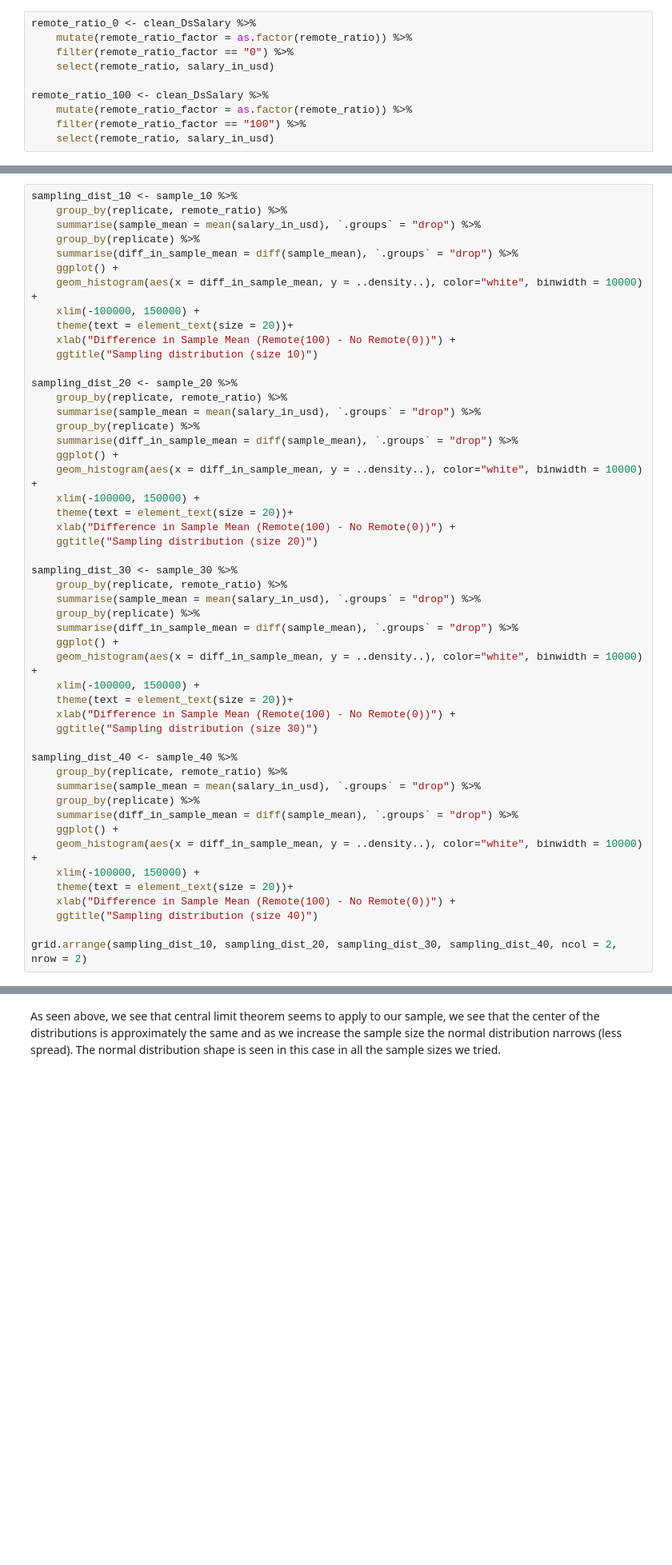
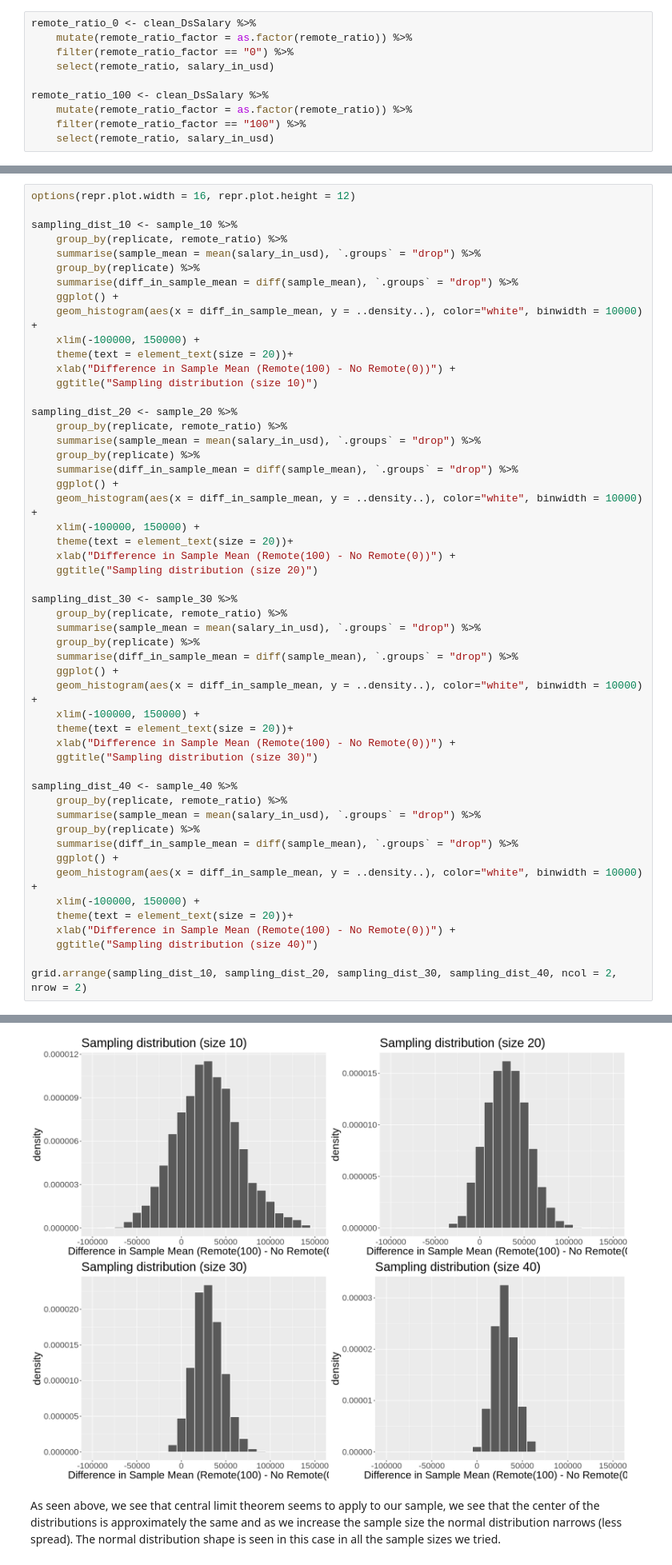
Before and after one commit to Wills-Hao/DS-Salary-Factor-Remote-R, a Jupyter notebook: Projectproposal.ipynb, the cells around one changed output, grey strips where cells are left out. Shown at 80% size. Cells and saved outputs as stored; diff of their text form; blank space fills up the shorter version.

```diff
--- a/Projectproposal.ipynb
+++ b/Projectproposal.ipynb
@@ -363,6 +383,8 @@ sample_40_100 <- remote_ratio_100 %>%
 sample_40 <- merge(sample_40_0, sample_40_100,
                     all = TRUE)
 # %%
+options(repr.plot.width = 16, repr.plot.height = 12)
+
 sampling_dist_10 <- sample_10 %>%
     group_by(replicate, remote_ratio) %>%
     summarise(sample_mean = mean(salary_in_usd), `.groups` = "drop") %>%
@@ -412,3 +434,4 @@ sampling_dist_40 <- sample_40 %>%
     ggtitle("Sampling distribution (size 40)")
 
 grid.arrange(sampling_dist_10, sampling_dist_20, sampling_dist_30, sampling_dist_40, ncol = 2, nrow = 2)
+# %% [output]
@@ -415,3 +448,4 @@ grid.arrange(sampling_dist_10, sampling_dist_20, sampling_dist_30, sampling_dist
+[figure, added]
 # %% [markdown]
 As seen above, we see that central limit theorem seems to apply to our sample, we see that the center of the distributions is approximately the same and as we increase the sample size the normal distribution narrows (less spread). The normal distribution shape is seen in this case in all the sample sizes we tried.
 # %% [markdown]
```
Also changed, not shown: parts of 11 cells of this notebook.
